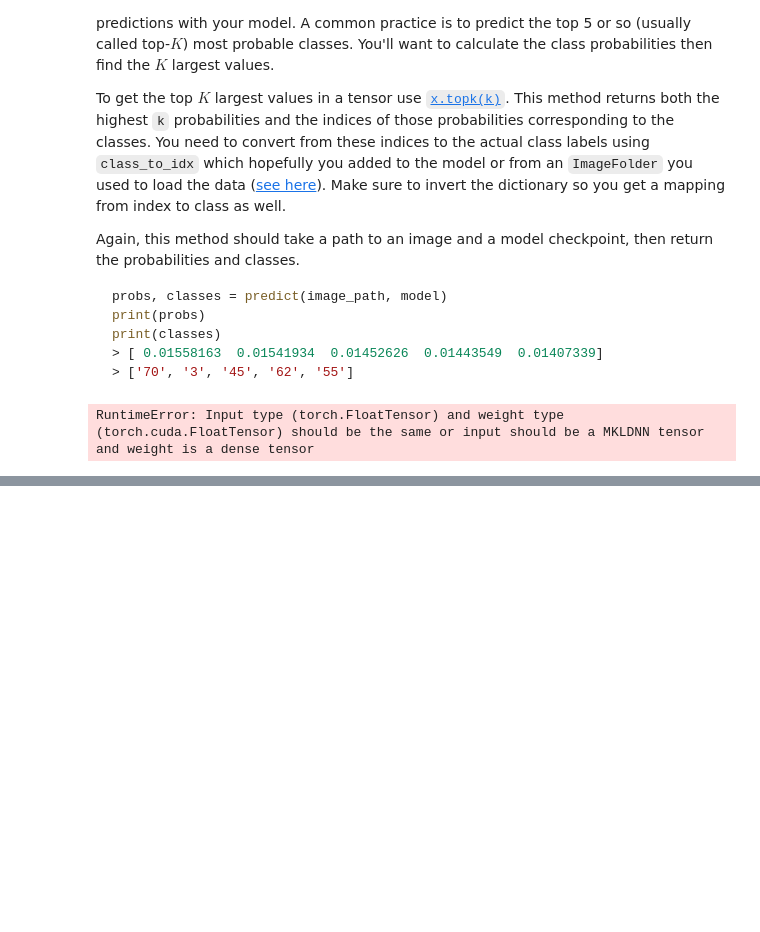
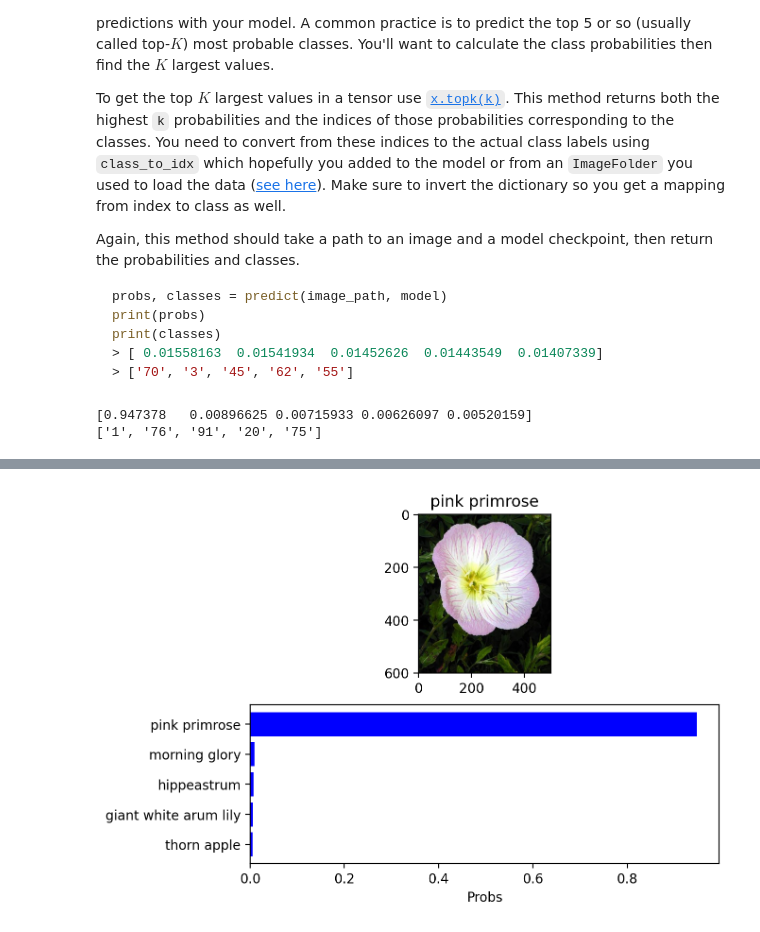
Before and after one commit to trieutritam/aipnd, a Jupyter notebook: Image Classifier Project.ipynb, the cells around one changed output, grey strips where cells are left out. Cells and saved outputs as stored; diff of their text form; code cells hidden in the pictures; blank space fills up the shorter version.

````diff
--- a/Image Classifier Project.ipynb
+++ b/Image Classifier Project.ipynb
@@ -506,25 +509,35 @@ print(classes)
 > ['70', '3', '45', '62', '55']
 ```
 # %%
+class_to_idx = image_datasets['train'].class_to_idx
+
 def predict(image_path, model, topk=5):
     ''' Predict the class (or classes) of an image using a trained deep learning model.
     '''
 
     # TODO: Implement the code to predict the class from an image file
     image = process_image(image_path)
+    image = image.unsqueeze(0)
     image = image.to(device)
-    logps = model.forward(image)
+    logps = model(image)
 
     ps = torch.exp(logps)
     top_p, top_class = ps.topk(topk, dim=1)
 
-    return top_p, top_class
+    class_index = {class_to_idx[x]: x for x in class_to_idx}
+    new_classes = []
+
+    for index in top_class.cpu().numpy()[0]:
+        new_classes.append(class_index[index])
+
+    return top_p.cpu().detach().numpy()[0], new_classes
 # %%
 probs, classes = predict('./flowers/test/1/image_06743.jpg', model)
 print(probs)
 print(classes)
 # %% [output]
-RuntimeError: Input type (torch.FloatTensor) and weight type (torch.cuda.FloatTensor) should be the same or input should be a MKLDNN tensor and weight is a dense tensor
+[0.947378   0.00896625 0.00715933 0.00626097 0.00520159]
+['1', '76', '91', '20', '75']
 # %% [markdown]
 ## Sanity Checking
 
@@ -537,0 +549,22 @@ You can convert from the class integer encoding to actual flower names with the
+# %%
+# TODO: Display an image along with the top 5 classes
+img_file = "./flowers/test/1/image_06743.jpg"
+img = Image.open(img_file)
+
+f, axarr = plt.subplots(2,1)
+
+axarr[0].imshow(img)
+axarr[0].set_title(cat_to_name["1"])
+
+probs, classes = predict(img_file, model)
+y_pos = np.arange(len(classes))
+
+class_label = [cat_to_name[f"{i}"] for i in classes]
+
+axarr[1].barh(y_pos, probs, align='center', color='blue')
+axarr[1].set_yticks(y_pos)
+axarr[1].set_yticklabels(class_label)
+axarr[1].invert_yaxis()  # labels read top-to-bottom
+_ = axarr[1].set_xlabel('Probs')
+# %% [output]
+[figure, added]
````
Also changed, not shown: parts of 2 cells of this notebook.
